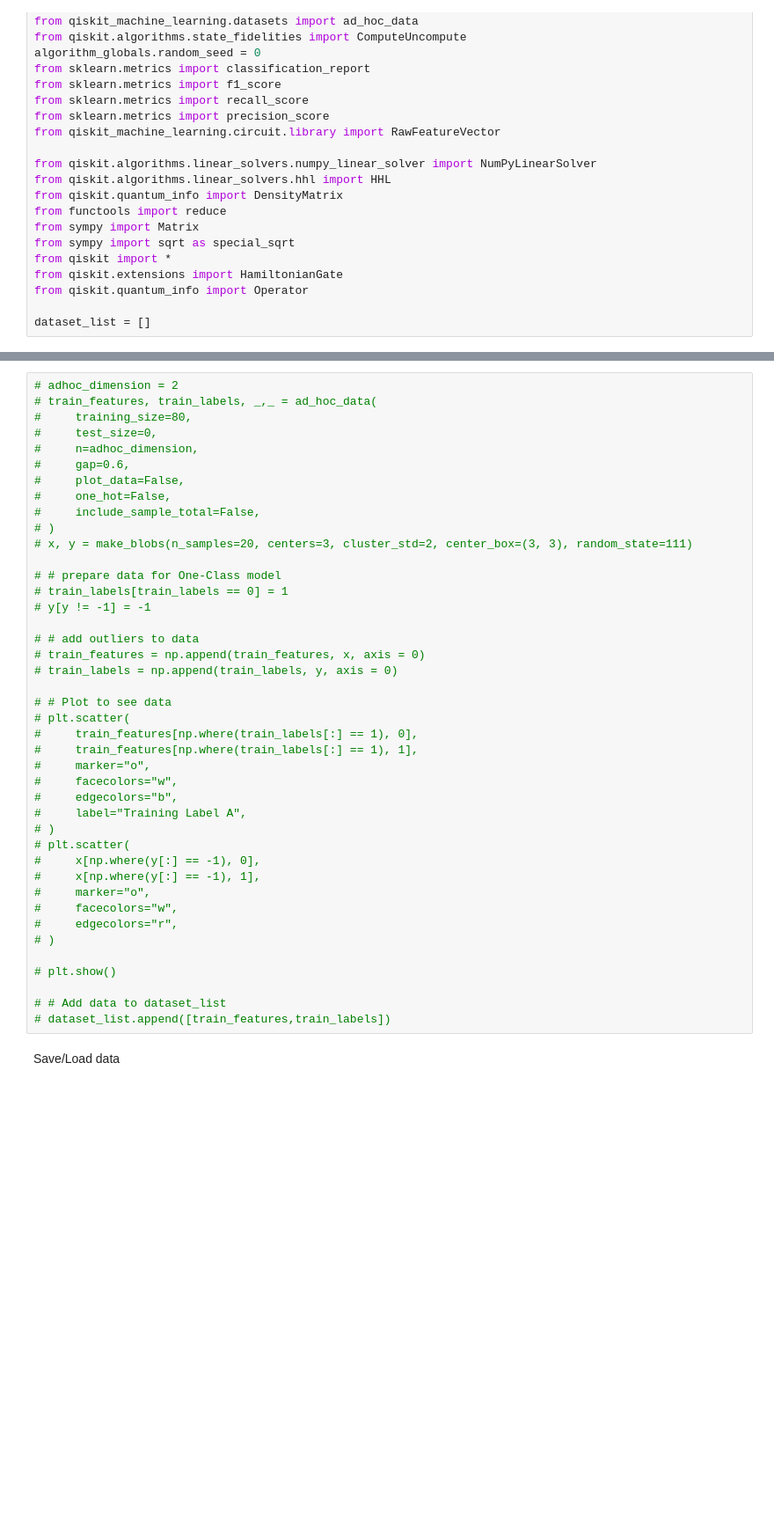
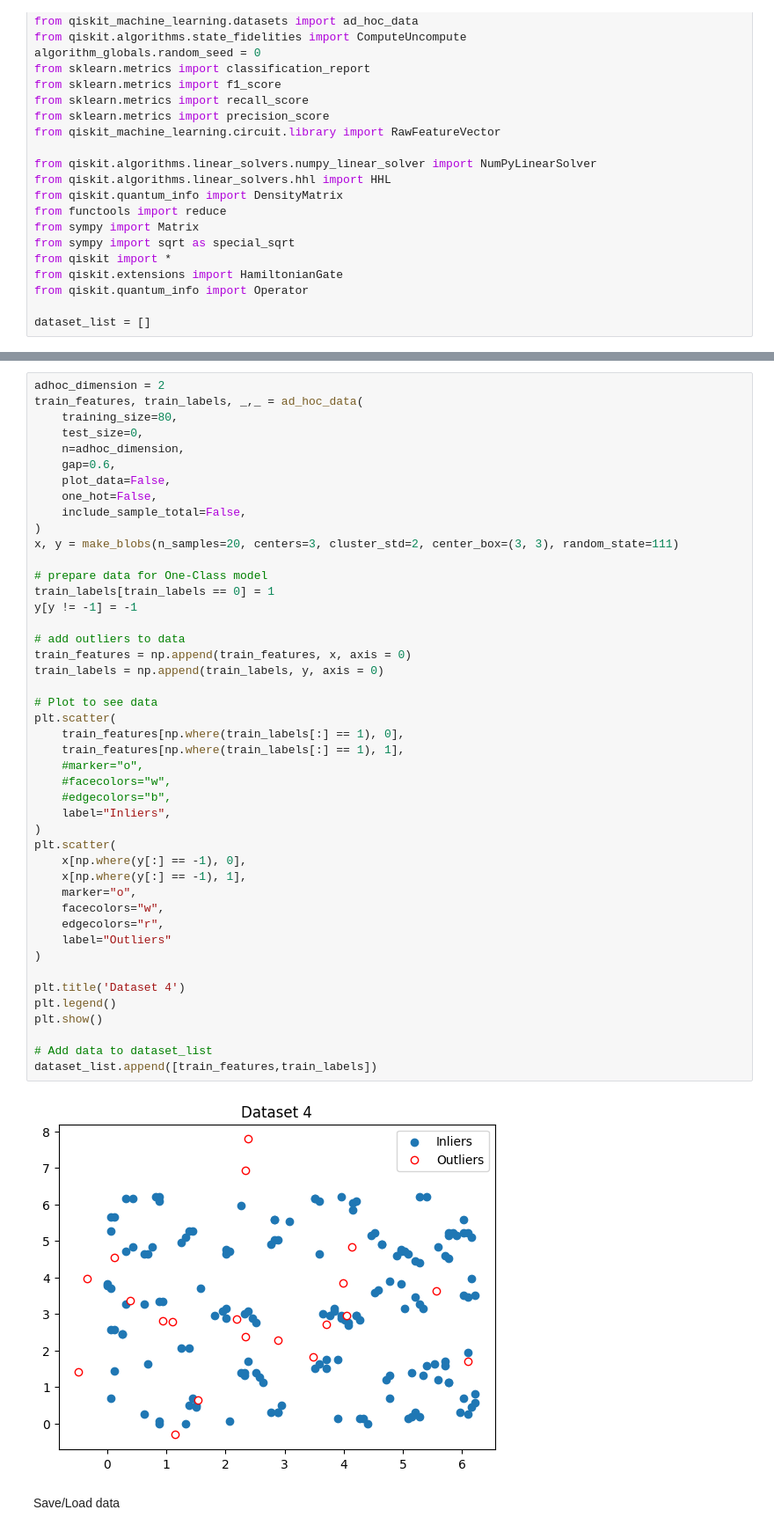
Before and after one commit to welremco/Group3QuantumOneClassSVMs, a Jupyter notebook: Algorithm1.ipynb, the cells around one changed output, grey strips where cells are left out. Shown at 88% size. Saved outputs shown, nothing was run; the diff lists cells and outputs as text; blank space fills up the shorter version.

```diff
--- a/Algorithm1.ipynb
+++ b/Algorithm1.ipynb
@@ -209,45 +223,50 @@ Code used to generate data
 # %%
-# adhoc_dimension = 2
-# train_features, train_labels, _,_ = ad_hoc_data(
-#     training_size=80,
-#     test_size=0,
-#     n=adhoc_dimension,
-#     gap=0.6,
-#     plot_data=False,
-#     one_hot=False,
-#     include_sample_total=False,
-# )
-# x, y = make_blobs(n_samples=20, centers=3, cluster_std=2, center_box=(3, 3), random_state=111)
+adhoc_dimension = 2
+train_features, train_labels, _,_ = ad_hoc_data(
+    training_size=80,
+    test_size=0,
+    n=adhoc_dimension,
+    gap=0.6,
+    plot_data=False,
+    one_hot=False,
+    include_sample_total=False,
+)
+x, y = make_blobs(n_samples=20, centers=3, cluster_std=2, center_box=(3, 3), random_state=111)
 
-# # prepare data for One-Class model
-# train_labels[train_labels == 0] = 1
-# y[y != -1] = -1
+# prepare data for One-Class model
+train_labels[train_labels == 0] = 1
+y[y != -1] = -1
 
-# # add outliers to data
-# train_features = np.append(train_features, x, axis = 0)
-# train_labels = np.append(train_labels, y, axis = 0)
+# add outliers to data
+train_features = np.append(train_features, x, axis = 0)
+train_labels = np.append(train_labels, y, axis = 0)
 
-# # Plot to see data
-# plt.scatter(
-#     train_features[np.where(train_labels[:] == 1), 0],
-#     train_features[np.where(train_labels[:] == 1), 1],
-#     marker="o",
-#     facecolors="w",
-#     edgecolors="b",
-#     label="Training Label A",
-# )
-# plt.scatter(
-#     x[np.where(y[:] == -1), 0],
-#     x[np.where(y[:] == -1), 1],
-#     marker="o",
-#     facecolors="w",
-#     edgecolors="r",
-# )
+# Plot to see data
+plt.scatter(
+    train_features[np.where(train_labels[:] == 1), 0],
+    train_features[np.where(train_labels[:] == 1), 1],
+    #marker="o",
+    #facecolors="w",
+    #edgecolors="b",
+    label="Inliers",
+)
+plt.scatter(
+    x[np.where(y[:] == -1), 0],
+    x[np.where(y[:] == -1), 1],
+    marker="o",
+    facecolors="w",
+    edgecolors="r",
+    label="Outliers"
+)
 
-# plt.show()
+plt.title('Dataset 4')
+plt.legend()
+plt.show()
 
-# # Add data to dataset_list
-# dataset_list.append([train_features,train_labels])
+# Add data to dataset_list
+dataset_list.append([train_features,train_labels])
+# %% [output]
+[figure, added]
 # %% [markdown]
 Save/Load data
 # %%
```
Also changed, not shown: parts of 8 cells of this notebook.
